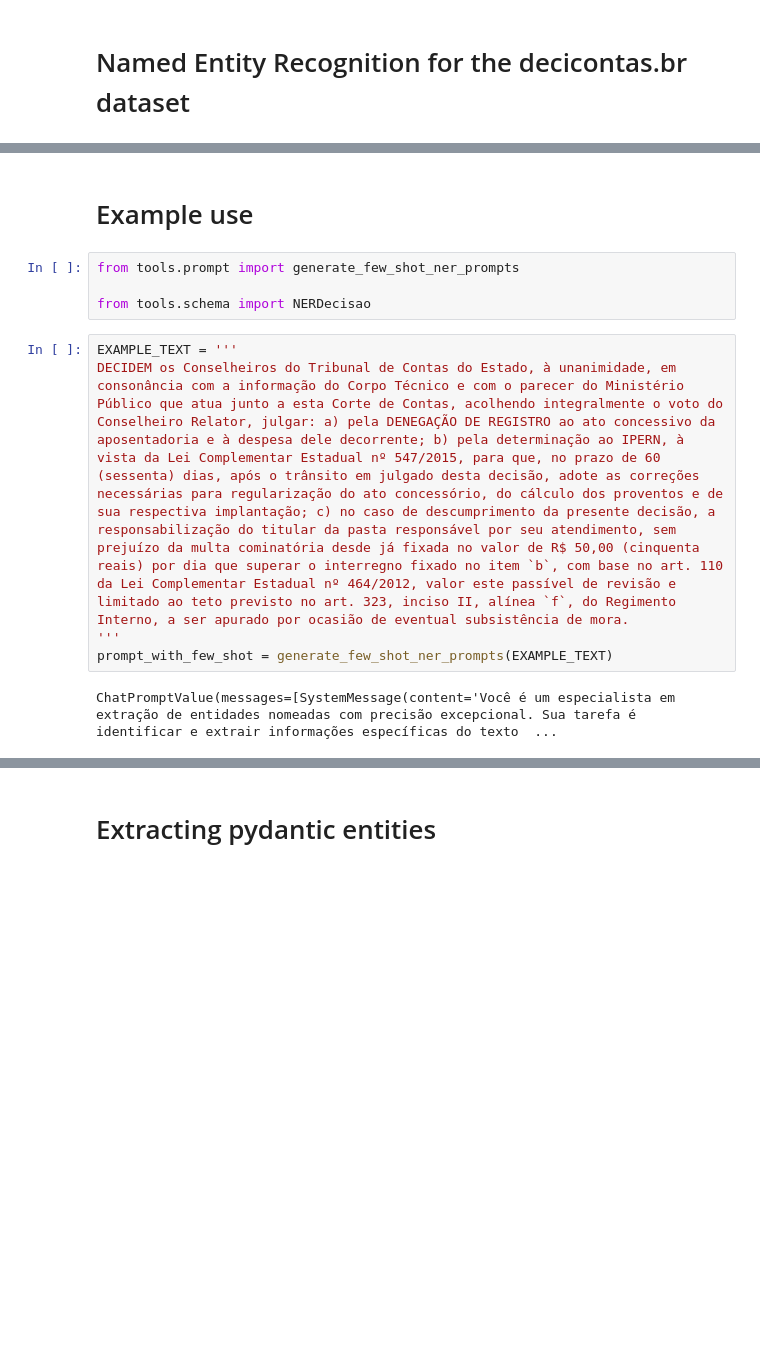
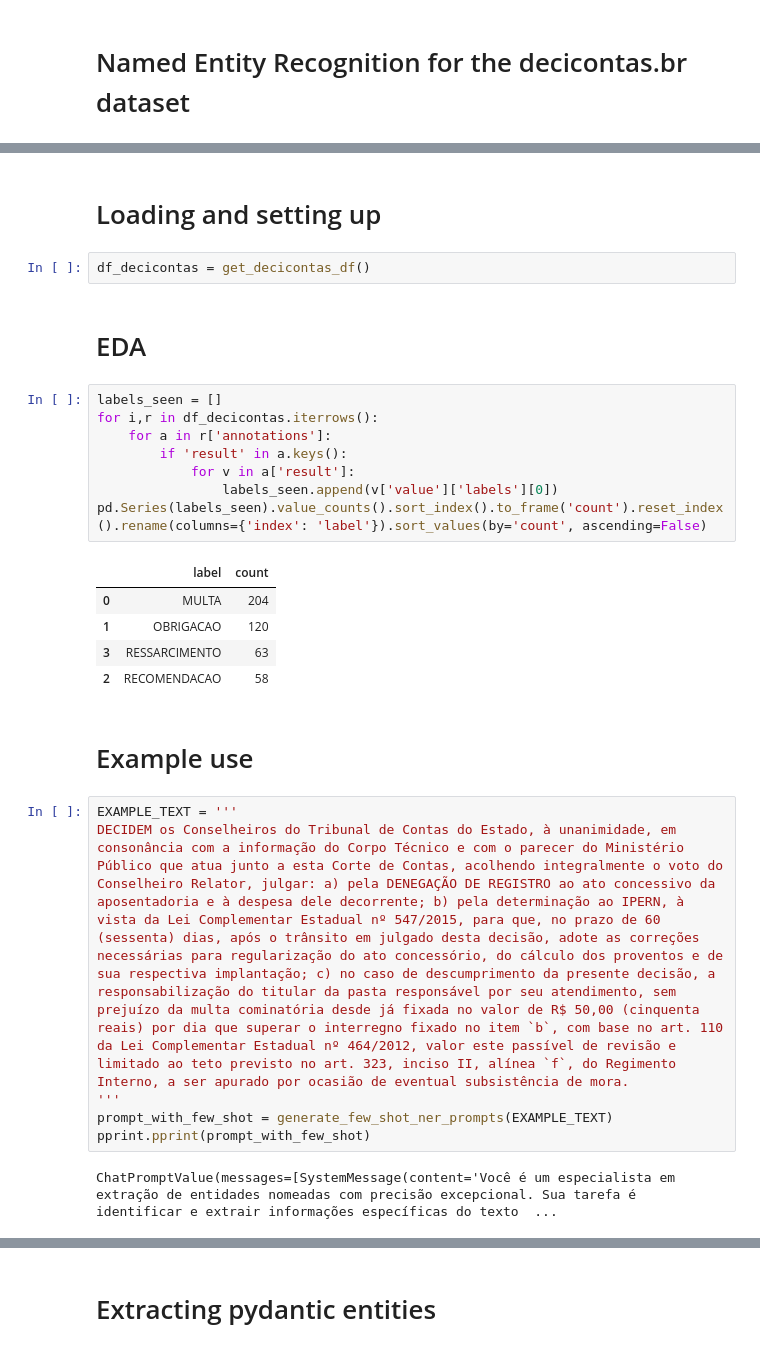
Before and after one commit to eduardoplima/decicontas.br, a Jupyter notebook: ner.ipynb, the cells around one changed output, grey strips where cells are left out. Cells and saved outputs as stored; diff of their text form; blank space fills up the shorter version.

```diff
--- a/ner.ipynb
+++ b/ner.ipynb
@@ -41,16 +35,33 @@ gpt4turbo = AzureChatOpenAI(
 extractor_gpt4o = gpt4o.with_structured_output(NERDecisao, include_raw=False, method="function_calling")
 extractor_gpt35 = gpt35.with_structured_output(NERDecisao, include_raw=False, method="function_calling")
 extractor_gpt4turbo = gpt4turbo.with_structured_output(NERDecisao, include_raw=False, method="function_calling")
+# %% [markdown]
+# Loading and setting up
+# %%
+df_decicontas = get_decicontas_df()
+# %% [markdown]
+# EDA
+# %%
+labels_seen = []
+for i,r in df_decicontas.iterrows():
+    for a in r['annotations']:
+        if 'result' in a.keys():
+            for v in a['result']:
+                labels_seen.append(v['value']['labels'][0])
+pd.Series(labels_seen).value_counts().sort_index().to_frame('count').reset_index().rename(columns={'index': 'label'}).sort_values(by='count', ascending=False)
+# %% [output]
+|  | label | count |
+| 0 | MULTA | 204 |
+| 1 | OBRIGACAO | 120 |
+| 3 | RESSARCIMENTO | 63 |
+| 2 | RECOMENDACAO | 58 |
 # %% [markdown]
 # Example use
-# %%
-from tools.prompt import generate_few_shot_ner_prompts
-
-from tools.schema import NERDecisao
 # %%
 EXAMPLE_TEXT = '''
 DECIDEM os Conselheiros do Tribunal de Contas do Estado, à unanimidade, em consonância com a informação do Corpo Técnico e com o parecer do Ministério Público que atua junto a esta Corte de Contas, acolhendo integralmente o voto do Conselheiro Relator, julgar: a) pela DENEGAÇÃO DE REGISTRO ao ato concessivo da aposentadoria e à despesa dele decorrente; b) pela determinação ao IPERN, à vista da Lei Complementar Estadual nº 547/2015, para que, no prazo de 60 (sessenta) dias, após o trânsito em julgado desta decisão, adote as correções necessárias para regularização do ato concessório, do cálculo dos proventos e de sua respectiva implantação; c) no caso de descumprimento da presente decisão, a responsabilização do titular da pasta responsável por seu atendimento, sem prejuízo da multa cominatória desde já fixada no valor de R$ 50,00 (cinquenta reais) por dia que superar o interregno fixado no item `b`, com base no art. 110 da Lei Complementar Estadual nº 464/2012, valor este passível de revisão e limitado ao teto previsto no art. 323, inciso II, alínea `f`, do Regimento Interno, a ser apurado por ocasião de eventual subsistência de mora.
 '''
 prompt_with_few_shot = generate_few_shot_ner_prompts(EXAMPLE_TEXT)
+pprint.pprint(prompt_with_few_shot)
 # %% [output]
 ChatPromptValue(messages=[SystemMessage(content='Você é um especialista em extração de entidades nomeadas com precisão excepcional. Sua tarefa é identificar e extrair informações específicas do texto  ...
```
Also changed, not shown: parts of 34 cells of this notebook, 10 other files.
